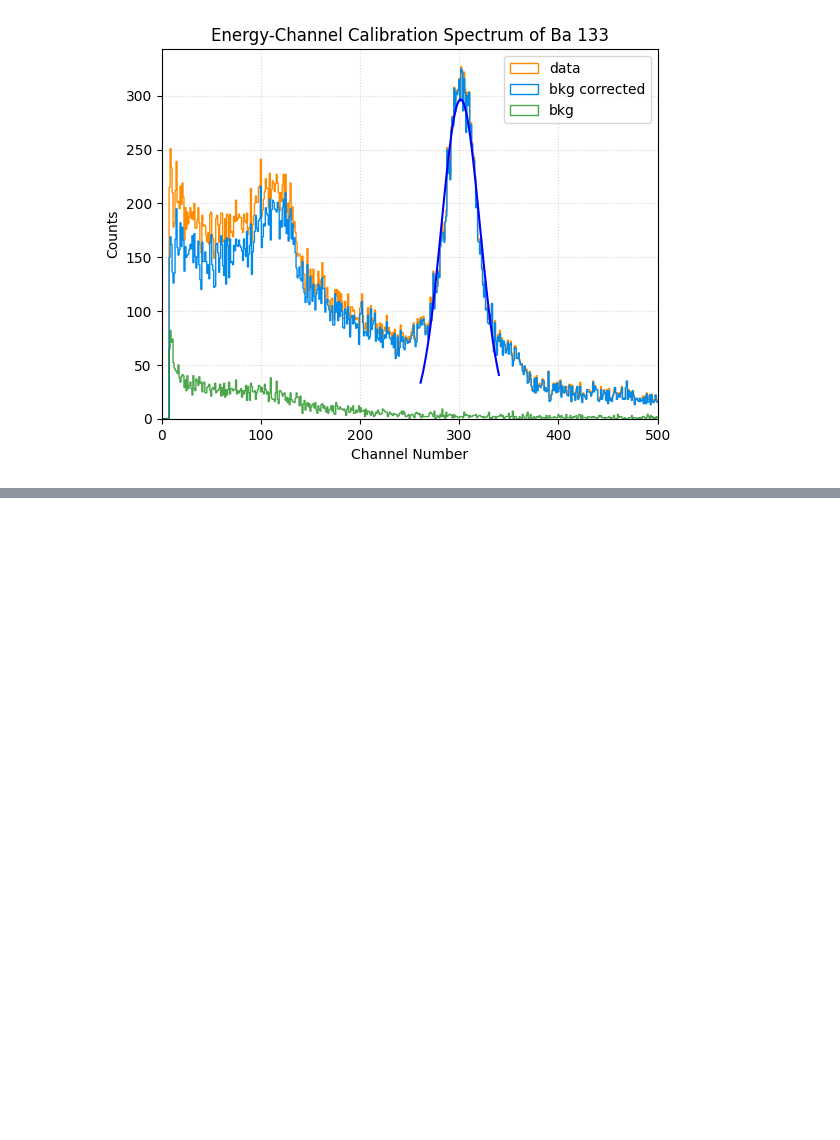
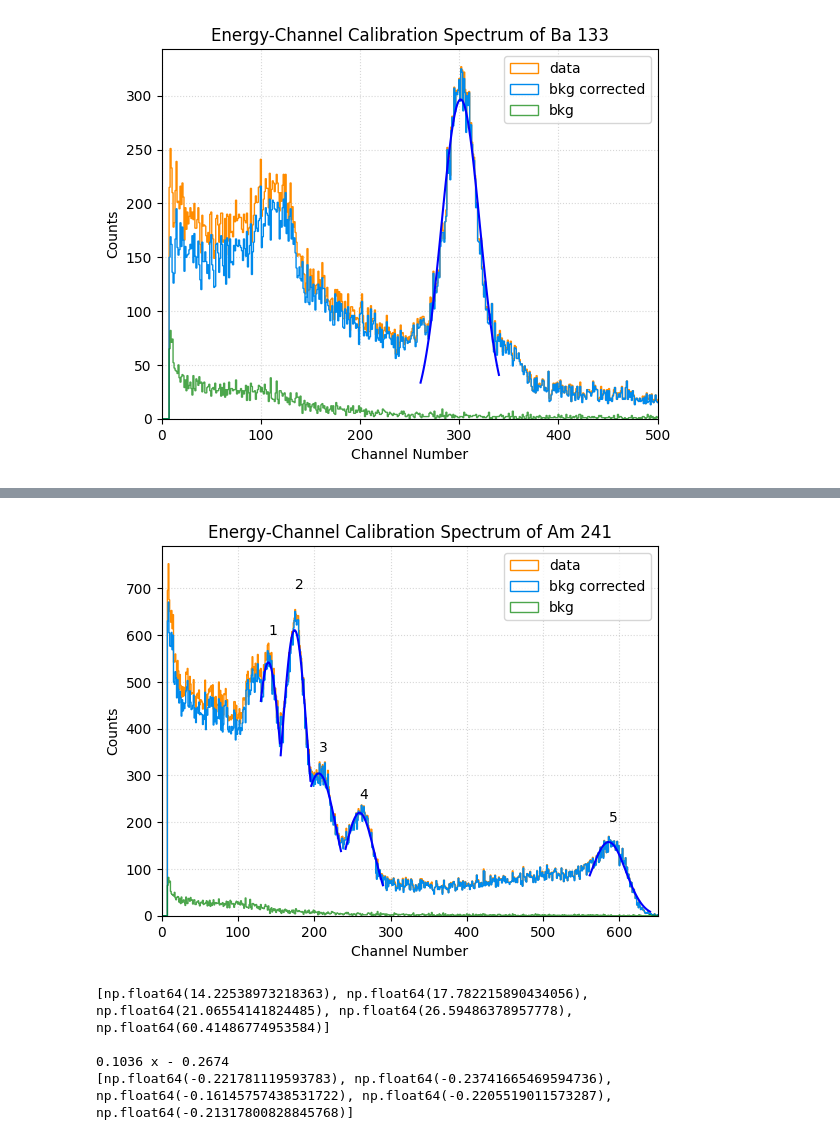
Before and after one commit to Shounak2512/Proportional-counter, a Jupyter notebook: Energy_calibration.ipynb, the cells around one changed output, grey strips where cells are left out. Drawn from its saved outputs; the diff is of its cells as text; code cells hidden in the pictures; blank space fills up the shorter version.

```diff
--- a/Energy_calibration.ipynb
+++ b/Energy_calibration.ipynb
@@ -324,0 +310,65 @@ def energy_cali(channels):
+# %%
+am_fitting_range=[[129,155],[155,195],[195,235],[240,290],[560,640]]
+am_p0=[[550,135,7],[700,170,10],[300,200,10],[300,260,200],[170,520,16]]
+am_range_channnel,fit_am_gauss,am_centroid_list,am_cent_error=graphfitter(am_fitting_range,len(am_fitting_range),gaussian,channel_no,E_spectrum_am,am_p0)
+peak_height=[600,700,350,250,200]
+
+
+# #Create energy bin edges from calibrated energies
+# #energy_list has length N (one value per channel). Make N+1 edges:
+# energy_edges = np.concatenate([energy_list, [energy_list[-1] + (energy_list[-1] - energy_list[-2])]])
+
+# # High contrast step histograms (top to bottom: data, bkg-corrected, bkg)
+# plt.hist(energy_edges[:-1], bins=energy_edges, weights=raw_E_spectrum_am[-(len(energy_list)):],
+#          label='data', histtype='step', color='darkorange', alpha=1.0)
+
+# plt.hist(energy_edges[:-1], bins=energy_edges, weights=E_spectrum_am[-(len(energy_list)):],
+#          label='bkg corrected', histtype='step', color='#00a8ec', alpha=1)
+
+# plt.hist(energy_edges[:-1], bins=energy_edges, weights=bkg[-(len(energy_list)):],
+#          label='bkg', histtype='step', color='green', alpha=0.7)
+
+# plt.xlabel("Energy (keV)")   # or whatever unit your calibration gives
+# plt.ylabel("Counts")
+# plt.title("Energy-Channel Calibration Spectrum of Am 241")
+# # plt.xlim(0, 650)
+# plt.legend()
+
+
+# Create bin edges for histogram (each channel = 1 bin)
+channel_edges = np.arange(channel_no.min()-0.5, channel_no.max()+1.5, 1)
+
+# High contrast step histograms (top to bottom: data, bkg-corrected, bkg)
+plt.hist(channel_edges[:-1], bins=channel_edges, weights=raw_E_spectrum_am,
+         label='data', histtype='step', color='darkorange', alpha=1.0)
+plt.hist(channel_edges[:-1], bins=channel_edges, weights=E_spectrum_am,
+         label='bkg corrected', histtype='step', color="#008aec", alpha=1)
+plt.hist(channel_edges[:-1], bins=channel_edges, weights=bkg,
+         label='bkg', histtype='step', color='green', alpha=0.7)
+
+plt.xlabel("Channel Number")
+plt.ylabel("Counts")
+plt.title("Energy-Channel Calibration Spectrum of Am 241")
+plt.xlim(0,650)
+plt.legend()
+
+for fitpeak in range(0,len(am_fitting_range)):
+    plt.plot(am_range_channnel[fitpeak],fit_am_gauss[fitpeak],color='blue', linewidth=1.5)
+    plt.text(am_centroid_list[fitpeak],peak_height[fitpeak],f'{fitpeak+1}')
+
+plt.grid(True,linestyle=':',alpha=0.5,which='major')
+plt.show()
+
+
+print(energy_cali(am_centroid_list))
+
+print(lin_fit)
+def energy_cali(channels):
+    energy_list=[]
+    for i in range(0,len(channels)):
+        energy=0.1036*(channels[i]) - 0.2674
+        energy_list.append(energy)
+    return energy_list
+
+print(energy_cali(am_cent_error))
+# %% [output]
@@ -324,0 +390,5 @@ def energy_cali(channels):
+[figure, new version]
+[np.float64(14.22538973218363), np.float64(17.782215890434056), np.float64(21.06554141824485), np.float64(26.59486378957778), np.float64(60.41486774953584)]
+
+0.1036 x - 0.2674
+[np.float64(-0.221781119593783), np.float64(-0.23741665469594736), np.float64(-0.16145757438531722), np.float64(-0.2205519011573287), np.float64(-0.21317800828845768)]
```
Also changed, not shown: parts of 11 cells of this notebook, 15 other files.
